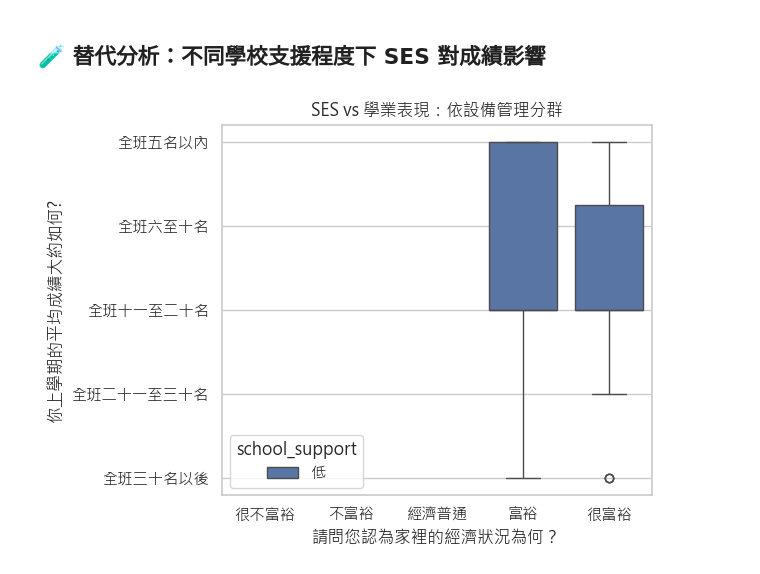
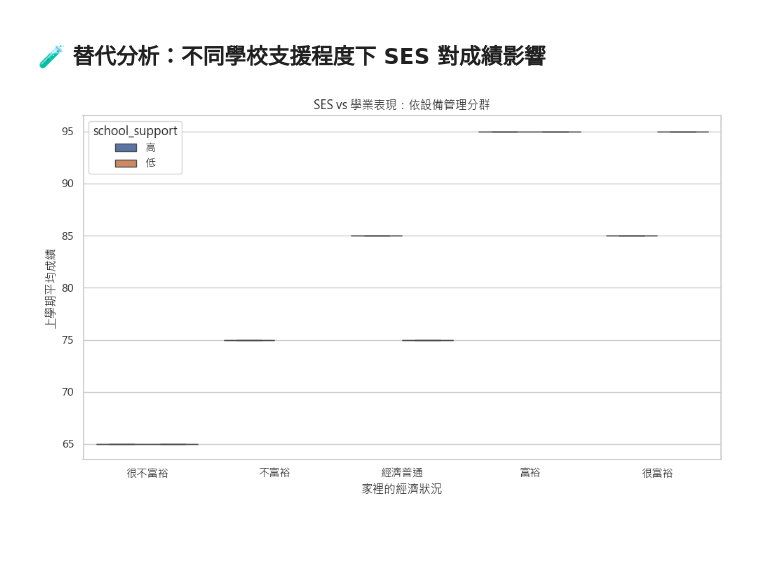
Before and after one commit to HYHsiao0625/tigps_analysis, a Jupyter notebook: src/target3.ipynb, the cells around one changed output. Drawn from its saved outputs; the diff is of its cells as text; code cells hidden in the pictures; blank space fills up the shorter version.

```diff
--- a/src/target3.ipynb
+++ b/src/target3.ipynb
@@ -316,47 +438,95 @@ Kendall τ = nan, p-value = nan
 # %% [markdown]
 ## 🧪 替代分析：不同學校支援程度下 SES 對成績影響
 # %%
-# 指定家境順序（從很不富裕到很富裕）
-family_order = ['很不富裕', '不富裕', '經濟普通', '富裕', '很富裕']
+import pandas as pd
+from pandas.api.types import CategoricalDtype
+from scipy.stats import spearmanr, kendalltau
+import seaborn as sns
+import matplotlib.pyplot as plt
 
-# 建立有順序的類別型別
-family_dtype = CategoricalDtype(categories=family_order, ordered=True)
+# --- Create a dummy DataFrame for demonstration ---
+# In your actual code, `df` would already be loaded.
+data = {
+    '請問您認為家裡的經濟狀況為何？': ['很不富裕', '富裕', '經濟普通', '很不富裕', '很富裕', '不富裕', '經濟普通', '富裕', '很不富裕', '很富裕'],
+    '你上學期的平均成績大約如何?': ['60-69', '90-100', '70-79', '60-69', '90-100', '70-79', '80-89', '90-100', '60-69', '80-89'],
+    '本校的資訊設備借用與管理機制運作完善': ['非常同意', '同意', '普通', '不同意', '非常不同意', '同意', '非常同意', '普通', '不同意', '同意']
+}
+df = pd.DataFrame(data)
 
-# 指定順序（不移除任何值）
-df['請問您認為家裡的經濟狀況為何？'] = df['請問您認為家裡的經濟狀況為何？'].astype(family_dtype)
-df['school_support'] = df['本校的資訊設備借用與管理機制運作完善'].map(lambda x: '高' if x == 1 else '低')
+# --- Universal Mappings (as discussed in previous solutions) ---
+# Mapping for academic performance grades
+grade_map = {
+    '90-100': 95,
+    '80-89': 85,
+    '70-79': 75,
+    '60-69': 65,
+    '不及格': 50 # Add if applicable
+}
+df['成績數值'] = df['你上學期的平均成績大約如何?'].map(grade_map)
 
-sns.boxplot(data=df, x='請問您認為家裡的經濟狀況為何？', y='你上學期的平均成績大約如何?', hue='school_support')
-plt.title("SES vs 學業表現：依設備管理分群")
-plt.tight_layout()
-plt.show()
+# Likert scale mapping for school support items
+# Assuming '非常同意' indicates strong agreement/better situation (higher number)
+likert_map_support = {
+    "非常不同意": 1,
+    "不同意": 2,
+    "普通": 3,
+    "同意": 4,
+    "非常同意": 5
+}
+# Apply this mapping to the specific school support column
+df['本校的資訊設備借用與管理機制運作完善_數值'] = df['本校的資訊設備借用與管理機制運作完善'].map(likert_map_support)
 
-# 1. 設定家境的有序類別型態
+
+# --- 1. 設定家境的有序類別型態 ---
 family_order = ['很不富裕', '不富裕', '經濟普通', '富裕', '很富裕']
 family_dtype = CategoricalDtype(categories=family_order, ordered=True)
 df['請問您認為家裡的經濟狀況為何？'] = df['請問您認為家裡的經濟狀況為何？'].astype(family_dtype)
 
-# 2. 建立設備管理分群欄位
-df['school_support'] = df['本校的資訊設備借用與管理機制運作完善'].map(lambda x: '高' if x == 1 else '低')
+# --- 2. 建立設備管理分群欄位 ---
+# Now, '本校的資訊設備借用與管理機制運作完善_數值' is numeric (1-5).
+# Define what constitutes '高' (high) vs '低' (low) support.
+# For example, let's say 4 and 5 represent '高' support, and 1, 2, 3 represent '低' support.
+# Adjust this threshold based on your understanding of the data/question.
+df['school_support'] = df['本校的資訊設備借用與管理機制運作完善_數值'].apply(lambda x: '高' if x >= 4 else '低')
 
-# 3. 成績轉成數值（假設成績為文字需轉換）
-df['成績數值'] = pd.to_numeric(df['你上學期的平均成績大約如何?'], errors='coerce')
 
-# 5. 等級相關分析，分「高」與「低」兩組分別計算
+# --- Box Plot: SES vs. Academic Performance grouped by Equipment Management ---
+sns.set(font="Microsoft JhengHei", style="whitegrid") # Ensure font is set for plotting
+plt.figure(figsize=(10, 6))
+sns.boxplot(data=df, x='請問您認為家裡的經濟狀況為何？', y='成績數值', hue='school_support',
+            order=family_order) # Ensure x-axis order is correct
+plt.title("SES vs 學業表現：依設備管理分群")
+plt.xlabel("家裡的經濟狀況")
+plt.ylabel("上學期平均成績")
+plt.tight_layout()
+plt.show()
 
+# --- 3. 等級相關分析，分「高」與「低」兩組分別計算 ---
 for group in ['高', '低']:
+    # Select subset for the current school_support group and drop NaNs
+    # Ensure both '請問您認為家裡的經濟狀況為何？' and '成績數值' are present and valid
     subset = df[df['school_support'] == group][['請問您認為家裡的經濟狀況為何？', '成績數值']].dropna()
-    # 轉成數字序號方便計算
+
+    # Check if subset is empty after dropping NaNs
+    if subset.empty:
+        print(f"\n設備管理 {group} 組的 SES 與學業成績相關性：")
+        print("沒有足夠的有效資料進行相關分析。")
+        continue
+
+    # Convert ordered categorical '家境' to numerical codes
+    # This correctly preserves the order for correlation
     subset['家境_數值'] = subset['請問您認為家裡的經濟狀況為何？'].cat.codes
 
     # Spearman 等級相關
     rho, p_spearman = spearmanr(subset['家境_數值'], subset['成績數值'])
+
     # Kendall 等級相關
     tau, p_kendall = kendalltau(subset['家境_數值'], subset['成績數值'])
 
+    # Print results
     print(f"\n設備管理 {group} 組的 SES 與學業成績相關性：")
     print(f"Spearman ρ = {rho:.5f}, p-value = {p_spearman:.5e}")
     print(f"Kendall τ = {tau:.5f}, p-value = {p_kendall:.5e}")
 # %% [output]
-[figure, old version]
+[figure, new version]
 設備管理 高 組的 SES 與學業成績相關性：
```
Also changed, not shown: parts of 4 cells of this notebook.
